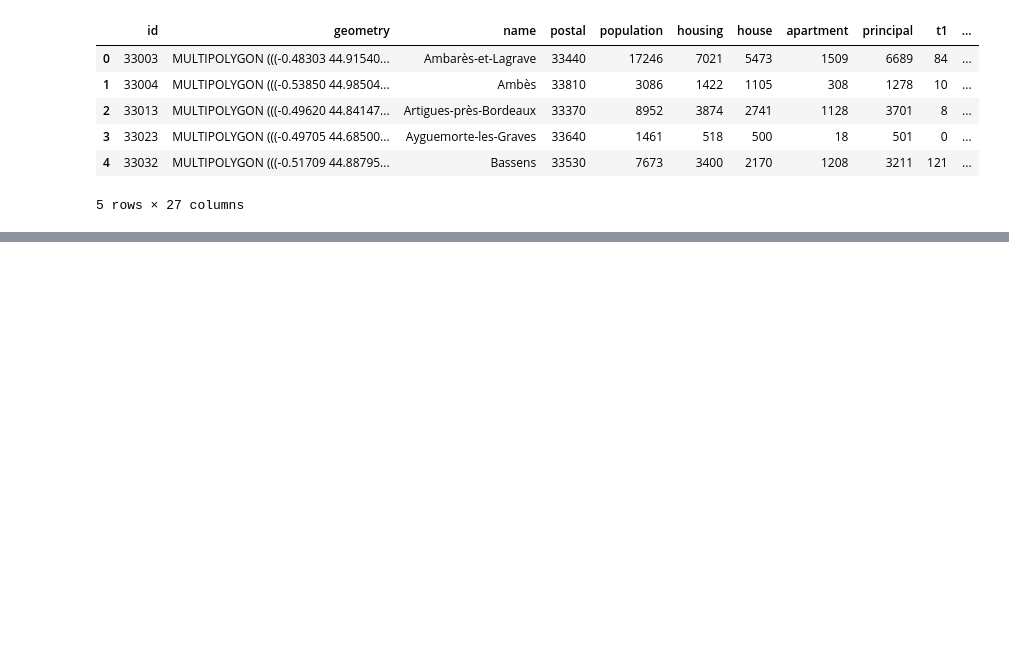
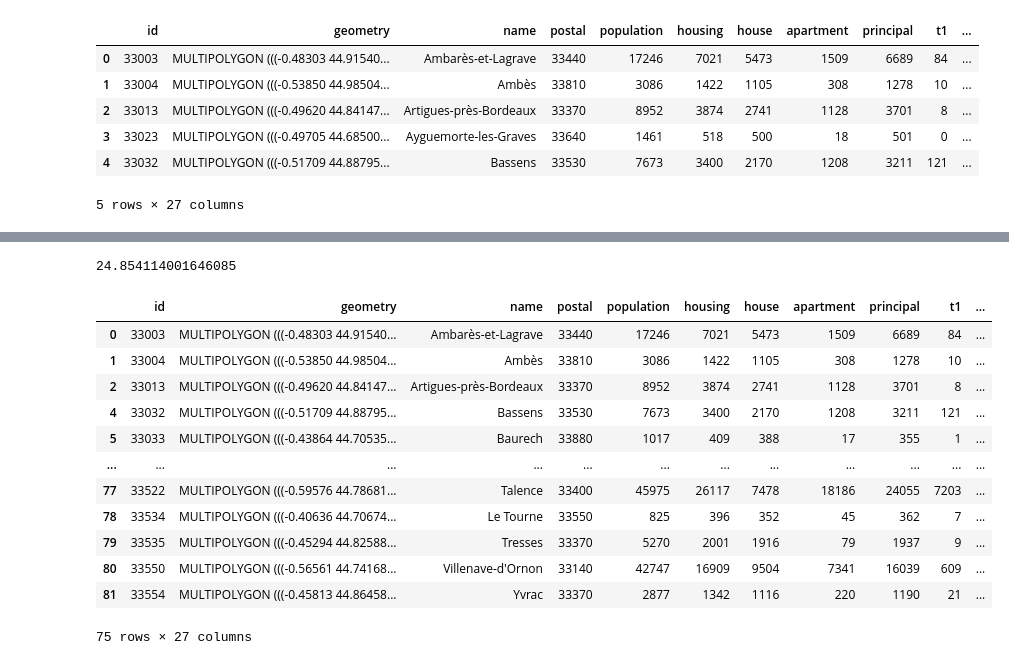
Before and after one commit to Naowak/CapitalEstates, a Jupyter notebook: scrap.ipynb, the cells around one changed output, grey strips where cells are left out. Drawn from its saved outputs; the diff is of its cells as text; code cells hidden in the pictures; blank space fills up the shorter version.

```diff
--- a/scrap.ipynb
+++ b/scrap.ipynb
@@ -513,0 +555,20 @@ m
+# %%
+MAX_PRICE
+# %% [output]
+24.854114001646085
+# %%
+gdf[gdf['apartment'] + gdf['house'] != gdf['housing']]
+# %% [output]
+|  | id | geometry | name | postal | population | housing | house | apartment | principal | t1 | ... |
+| 0 | 33003 | MULTIPOLYGON (((-0.48303 44.91540... | Ambarès-et-Lagrave | 33440 | 17246 | 7021 | 5473 | 1509 | 6689 | 84 | ... |
+| 1 | 33004 | MULTIPOLYGON (((-0.53850 44.98504... | Ambès | 33810 | 3086 | 1422 | 1105 | 308 | 1278 | 10 | ... |
+| 2 | 33013 | MULTIPOLYGON (((-0.49620 44.84147... | Artigues-près-Bordeaux | 33370 | 8952 | 3874 | 2741 | 1128 | 3701 | 8 | ... |
+| 4 | 33032 | MULTIPOLYGON (((-0.51709 44.88795... | Bassens | 33530 | 7673 | 3400 | 2170 | 1208 | 3211 | 121 | ... |
+| 5 | 33033 | MULTIPOLYGON (((-0.43864 44.70535... | Baurech | 33880 | 1017 | 409 | 388 | 17 | 355 | 1 | ... |
+| ... | ... | ... | ... | ... | ... | ... | ... | ... | ... | ... | ... |
+| 77 | 33522 | MULTIPOLYGON (((-0.59576 44.78681... | Talence | 33400 | 45975 | 26117 | 7478 | 18186 | 24055 | 7203 | ... |
+| 78 | 33534 | MULTIPOLYGON (((-0.40636 44.70674... | Le Tourne | 33550 | 825 | 396 | 352 | 45 | 362 | 7 | ... |
+| 79 | 33535 | MULTIPOLYGON (((-0.45294 44.82588... | Tresses | 33370 | 5270 | 2001 | 1916 | 79 | 1937 | 9 | ... |
+| 80 | 33550 | MULTIPOLYGON (((-0.56561 44.74168... | Villenave-d'Ornon | 33140 | 42747 | 16909 | 9504 | 7341 | 16039 | 609 | ... |
+| 81 | 33554 | MULTIPOLYGON (((-0.45813 44.86458... | Yvrac | 33370 | 2877 | 1342 | 1116 | 220 | 1190 | 21 | ... |
+75 rows × 27 columns
```
Also changed, not shown: parts of 3 cells of this notebook.
